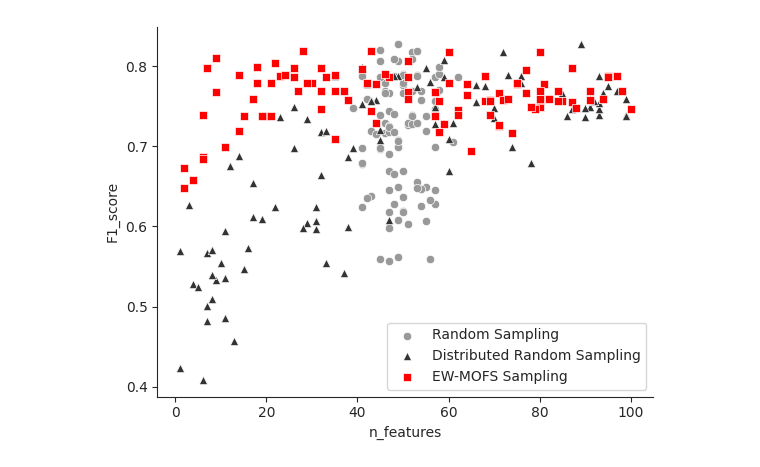
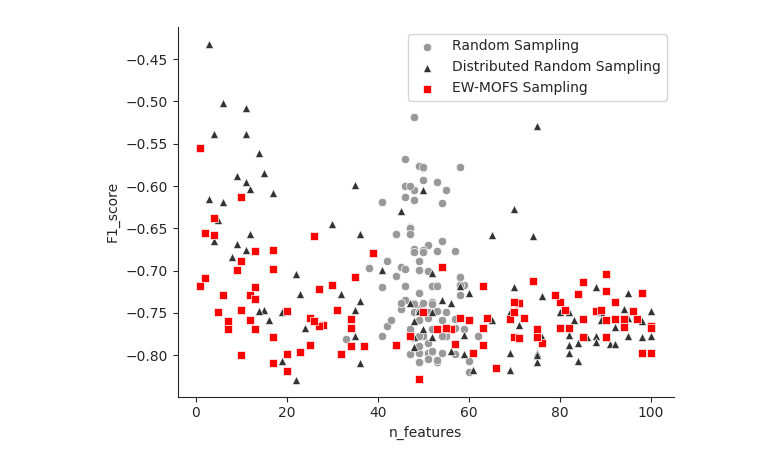
Before and after one commit to grkremer/ew-mofs, a Jupyter notebook: Initial_population_vis.ipynb, the cells around one changed output. Saved outputs shown, nothing was run; the diff lists cells and outputs as text; code cells hidden in the pictures.

```diff
--- a/Initial_population_vis.ipynb
+++ b/Initial_population_vis.ipynb
@@ -34,39 +34,38 @@ x = []
 eval = []
 for i in individuals:
     x.append(i.X.sum())
-    eval.append(np.array(cross_val_score(classifier, X[:,i.X], y, cv=3, scoring='f1_macro')).mean())
+    eval.append(-np.array(cross_val_score(classifier, X[:,i.X], y, cv=3, scoring='f1_macro')).mean())
 data = pd.DataFrame({'F1_score' : eval,
                     'n_features' : x})
 ax = sns.scatterplot(data = data, y = 'F1_score', x = 'n_features',marker = 'o', color='#999999')
 
 ##################################################################################################33
 
 individuals = BinaryDistributedWeightsSampling(max_features = 100, seed = 11).do(problem, n_samples = 100)
 x = []
 eval = []
 for i in individuals:
     x.append(i.X.sum())
-    eval.append(np.array(cross_val_score(classifier, X[:,i.X], y, cv=3, scoring='f1_macro')).mean())
+    eval.append(-np.array(cross_val_score(classifier, X[:,i.X], y, cv=3, scoring='f1_macro')).mean())
 data = pd.DataFrame({'F1_score' : eval,
                     'n_features' : x})
 ax = sns.scatterplot(data = data, y = 'F1_score', x = 'n_features',marker = '^', color='#333333')
 
 ax.legend(['Random Sampling', 'Distributed Random Sampling'], loc='lower right')
 
 ##################################################################################################
 rf = getRF(X,y)
 individuals = BinaryDistributedWeightsSampling(max_features = 100, seed = 11, sampling_weights = rf).do(problem, n_samples = 100)
 x = []
 eval = []
 for i in individuals:
     x.append(i.X.sum())
-    eval.append(np.array(cross_val_score(classifier, X[:,i.X], y, cv=3, scoring='f1_macro')).mean())
+    eval.append(-np.array(cross_val_score(classifier, X[:,i.X], y, cv=3, scoring='f1_macro')).mean())
 data = pd.DataFrame({'F1_score' : eval,
                     'n_features' : x})
 ax = sns.scatterplot(data = data, y = 'F1_score', x = 'n_features',marker = 's', color='red')
 
-ax.legend(['Random Sampling', 'Distributed Random Sampling', 'EW-MOFS Sampling'], loc='lower right')
+ax.legend(['Random Sampling', 'Distributed Random Sampling', 'EW-MOFS Sampling'], loc='upper right')
 sns.despine()
-sns.
 # %% [output]
-[figure, old version]
+[figure, new version]
```
Also changed, not shown: 24 other files.
